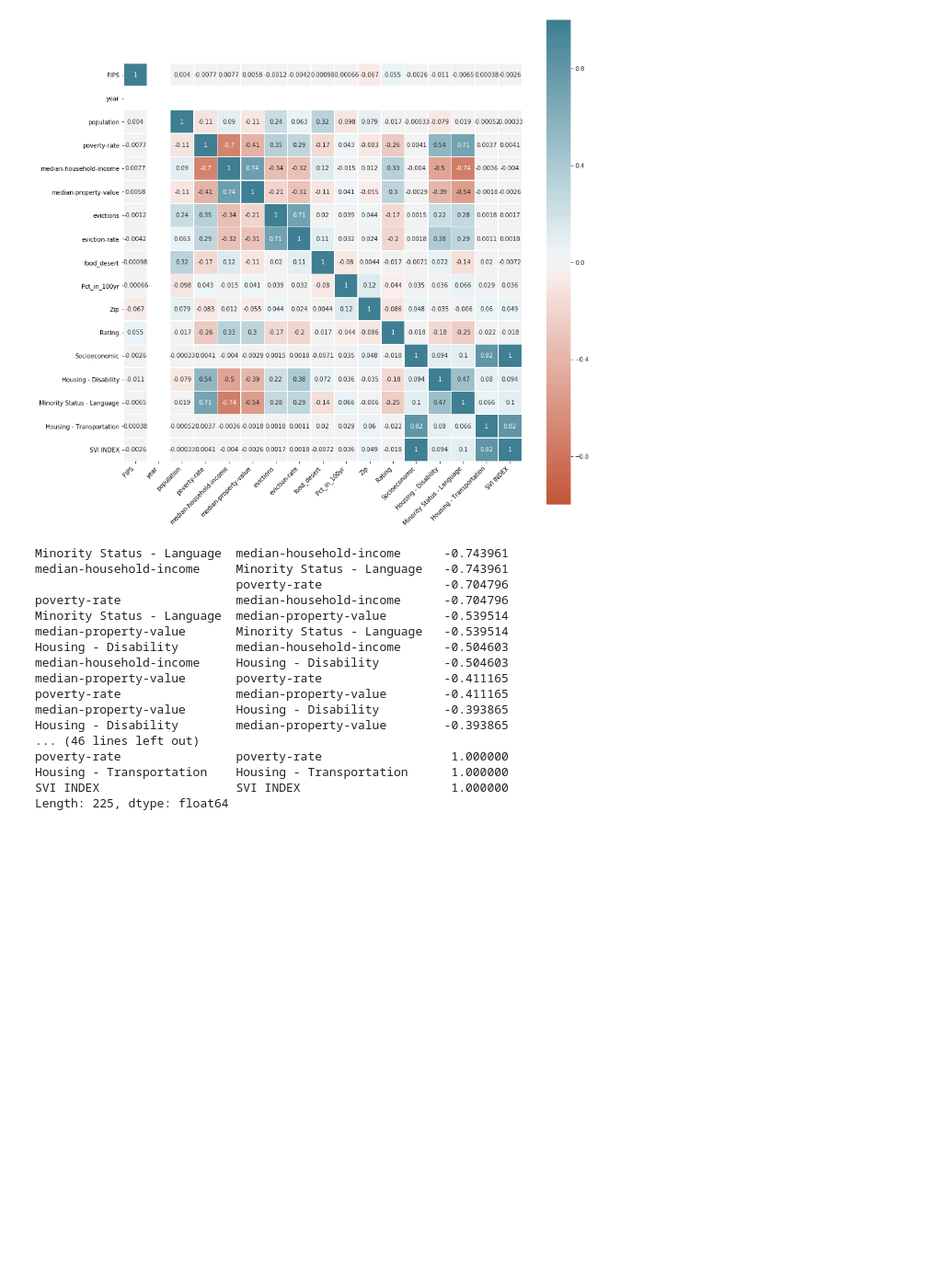
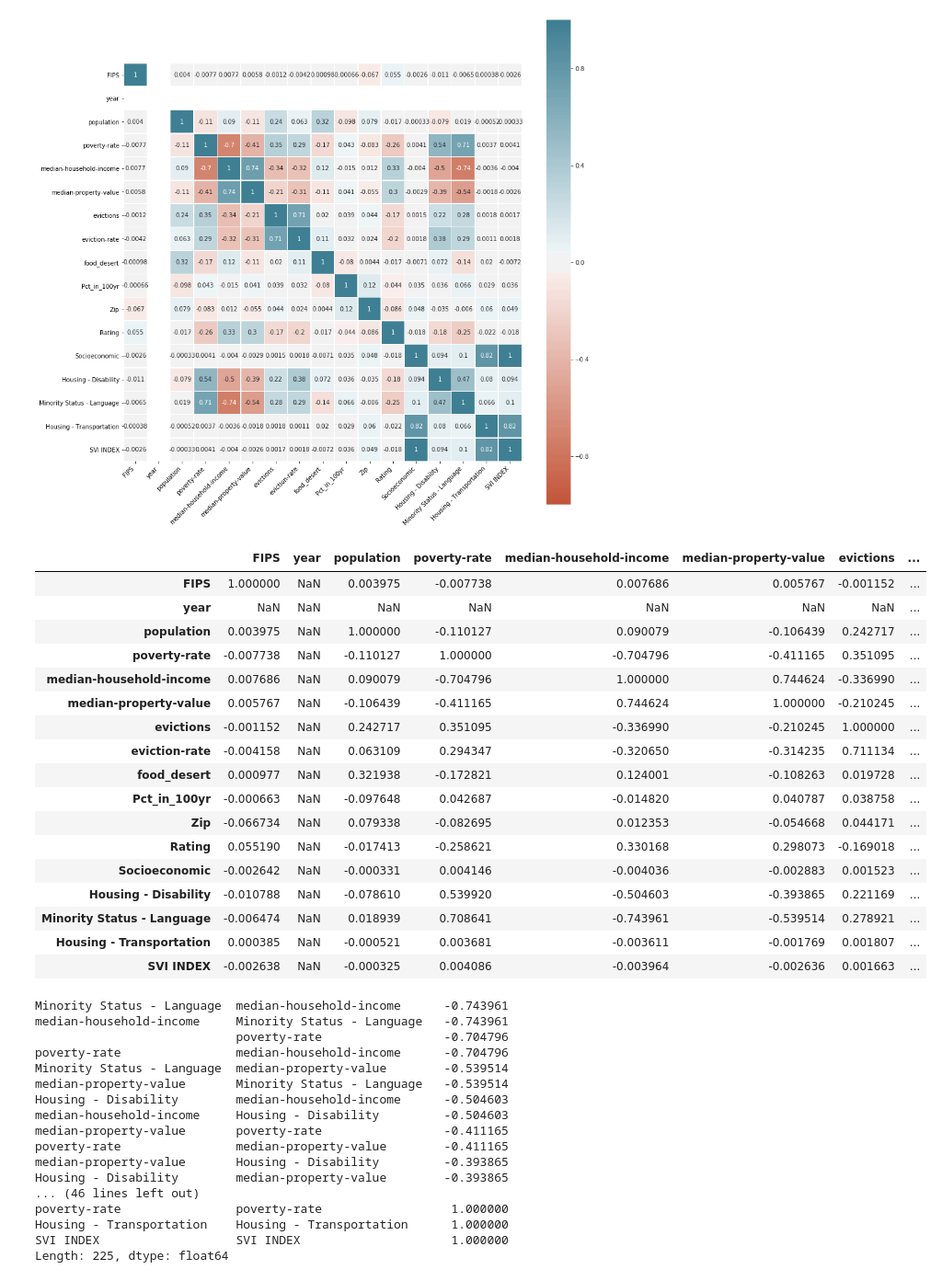
Before and after one commit to eccadena/FIPS_Investment_Decision_Project, a Jupyter notebook: notebooks/eric_full_data_analysis.ipynb, the cells around one changed output. Shown at 92% size. Drawn from its saved outputs; the diff is of its cells as text; code cells hidden in the pictures; blank space fills up the shorter version.

```diff
--- a/notebooks/eric_full_data_analysis.ipynb
+++ b/notebooks/eric_full_data_analysis.ipynb
@@ -225,6 +225,27 @@ ax2.set_xticklabels(
 );
 # %% [output]
 [figure]
+# %%
+correlation2
+# %% [output]
+|  | FIPS | year | population | poverty-rate | median-household-income | median-property-value | evictions | ... |
+| FIPS | 1.000000 | NaN | 0.003975 | -0.007738 | 0.007686 | 0.005767 | -0.001152 | ... |
+| year | NaN | NaN | NaN | NaN | NaN | NaN | NaN | ... |
+| population | 0.003975 | NaN | 1.000000 | -0.110127 | 0.090079 | -0.106439 | 0.242717 | ... |
+| poverty-rate | -0.007738 | NaN | -0.110127 | 1.000000 | -0.704796 | -0.411165 | 0.351095 | ... |
+| median-household-income | 0.007686 | NaN | 0.090079 | -0.704796 | 1.000000 | 0.744624 | -0.336990 | ... |
+| median-property-value | 0.005767 | NaN | -0.106439 | -0.411165 | 0.744624 | 1.000000 | -0.210245 | ... |
+| evictions | -0.001152 | NaN | 0.242717 | 0.351095 | -0.336990 | -0.210245 | 1.000000 | ... |
+| eviction-rate | -0.004158 | NaN | 0.063109 | 0.294347 | -0.320650 | -0.314235 | 0.711134 | ... |
+| food_desert | 0.000977 | NaN | 0.321938 | -0.172821 | 0.124001 | -0.108263 | 0.019728 | ... |
+| Pct_in_100yr | -0.000663 | NaN | -0.097648 | 0.042687 | -0.014820 | 0.040787 | 0.038758 | ... |
+| Zip | -0.066734 | NaN | 0.079338 | -0.082695 | 0.012353 | -0.054668 | 0.044171 | ... |
+| Rating | 0.055190 | NaN | -0.017413 | -0.258621 | 0.330168 | 0.298073 | -0.169018 | ... |
+| Socioeconomic | -0.002642 | NaN | -0.000331 | 0.004146 | -0.004036 | -0.002883 | 0.001523 | ... |
+| Housing - Disability | -0.010788 | NaN | -0.078610 | 0.539920 | -0.504603 | -0.393865 | 0.221169 | ... |
+| Minority Status - Language | -0.006474 | NaN | 0.018939 | 0.708641 | -0.743961 | -0.539514 | 0.278921 | ... |
+| Housing - Transportation | 0.000385 | NaN | -0.000521 | 0.003681 | -0.003611 | -0.001769 | 0.001807 | ... |
+| SVI INDEX | -0.002638 | NaN | -0.000325 | 0.004086 | -0.003964 | -0.002636 | 0.001663 | ... |
 # %%
 # covariance = full_dataset.cov() #unusable
 
```
Also changed, not shown: parts of 3 cells of this notebook, 12 other files.
